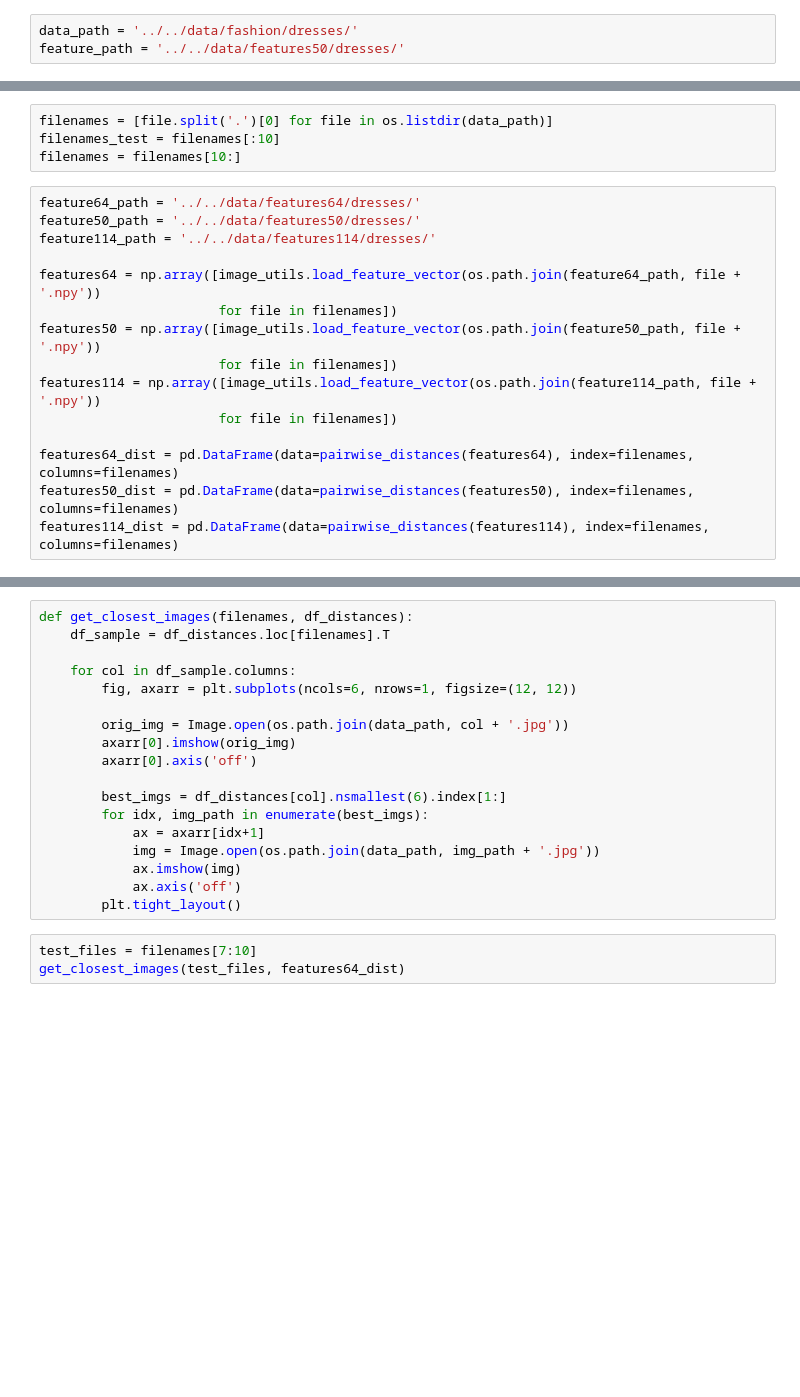
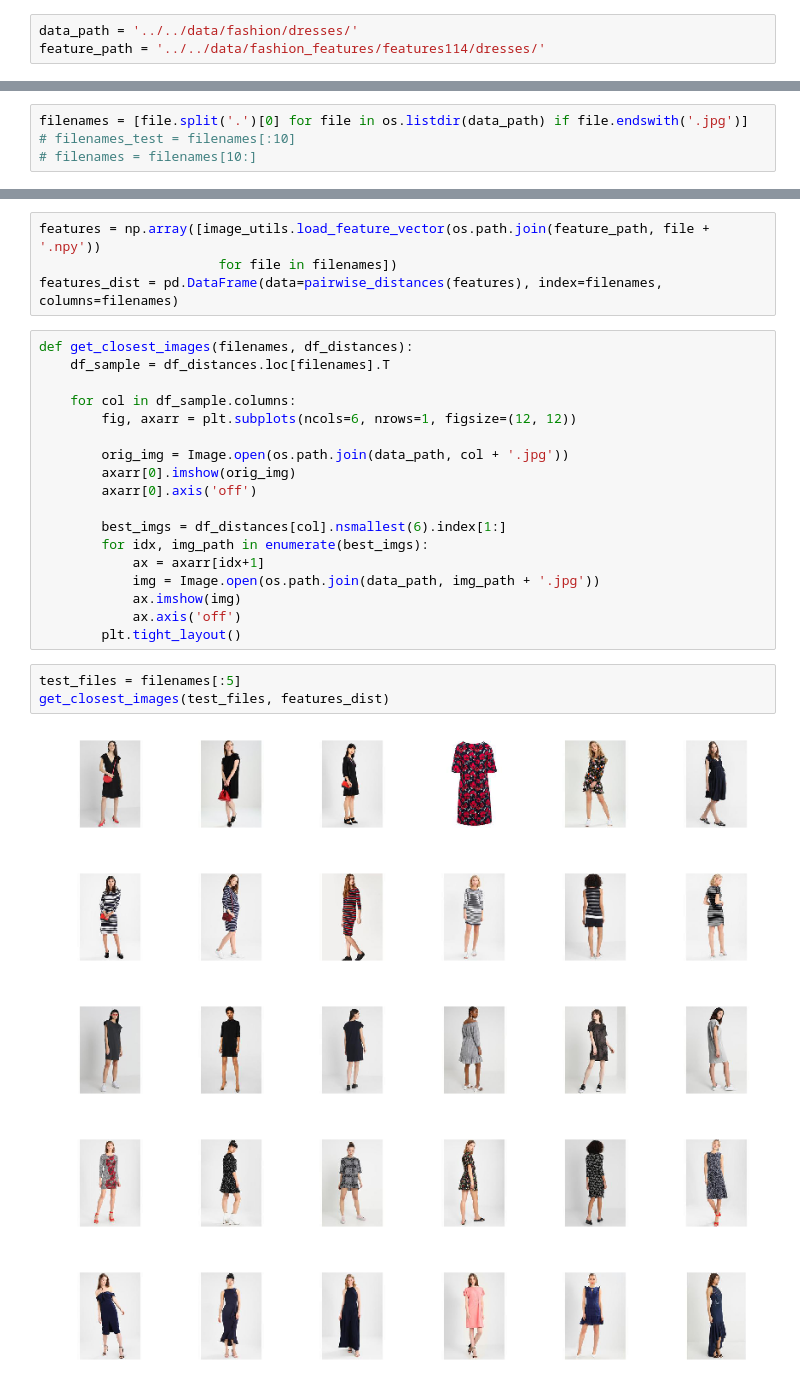
Before and after one commit to sonynka/fashion_gan, a Jupyter notebook: get_feature_vectors.ipynb, the cells around one changed output, grey strips where cells are left out. Saved outputs shown, nothing was run; the diff lists cells and outputs as text; blank space fills up the shorter version.

```diff
--- a/get_feature_vectors.ipynb
+++ b/get_feature_vectors.ipynb
@@ -10,5 +10,5 @@ from sklearn.metrics.pairwise import pairwise_distances
 %matplotlib inline
 # %%
 data_path = '../../data/fashion/dresses/'
-feature_path = '../../data/features50/dresses/'
+feature_path = '../../data/fashion_features/features114/dresses/'
 # %%
@@ -16,19 +19,4 @@ image_utils.download_feature_vectors(data_path, feature_path, feature_size=50)
 # %%
-filenames = [file.split('.')[0] for file in os.listdir(data_path)]
-filenames_test = filenames[:10]
-filenames = filenames[10:]
+filenames = [file.split('.')[0] for file in os.listdir(data_path) if file.endswith('.jpg')]
+# filenames_test = filenames[:10]
+# filenames = filenames[10:]
-# %%
-feature64_path = '../../data/features64/dresses/'
-feature50_path = '../../data/features50/dresses/'
-feature114_path = '../../data/features114/dresses/'
-
-features64 = np.array([image_utils.load_feature_vector(os.path.join(feature64_path, file + '.npy'))
-                       for file in filenames])
-features50 = np.array([image_utils.load_feature_vector(os.path.join(feature50_path, file + '.npy'))
-                       for file in filenames])
-features114 = np.array([image_utils.load_feature_vector(os.path.join(feature114_path, file + '.npy'))
-                       for file in filenames])
-
-features64_dist = pd.DataFrame(data=pairwise_distances(features64), index=filenames, columns=filenames)
-features50_dist = pd.DataFrame(data=pairwise_distances(features50), index=filenames, columns=filenames)
-features114_dist = pd.DataFrame(data=pairwise_distances(features114), index=filenames, columns=filenames)
@@ -35,3 +27,7 @@ features114_dist = pd.DataFrame(data=pairwise_distances(features114), index=file
+# %%
+features = np.array([image_utils.load_feature_vector(os.path.join(feature_path, file + '.npy'))
+                       for file in filenames])
+features_dist = pd.DataFrame(data=pairwise_distances(features), index=filenames, columns=filenames)
 # %%
 def get_closest_images(filenames, df_distances):
     df_sample = df_distances.loc[filenames].T
@@ -51,5 +47,11 @@ def get_closest_images(filenames, df_distances):
             ax.axis('off')
         plt.tight_layout()
 # %%
-test_files = filenames[7:10]
-get_closest_images(test_files, features64_dist)
+test_files = filenames[:5]
+get_closest_images(test_files, features_dist)
+# %% [output]
+[figure, added]
+[figure, added]
+[figure, added]
+[figure, added]
+[figure, added]
```
Also changed, not shown: parts of 9 cells of this notebook, 5 other files.
